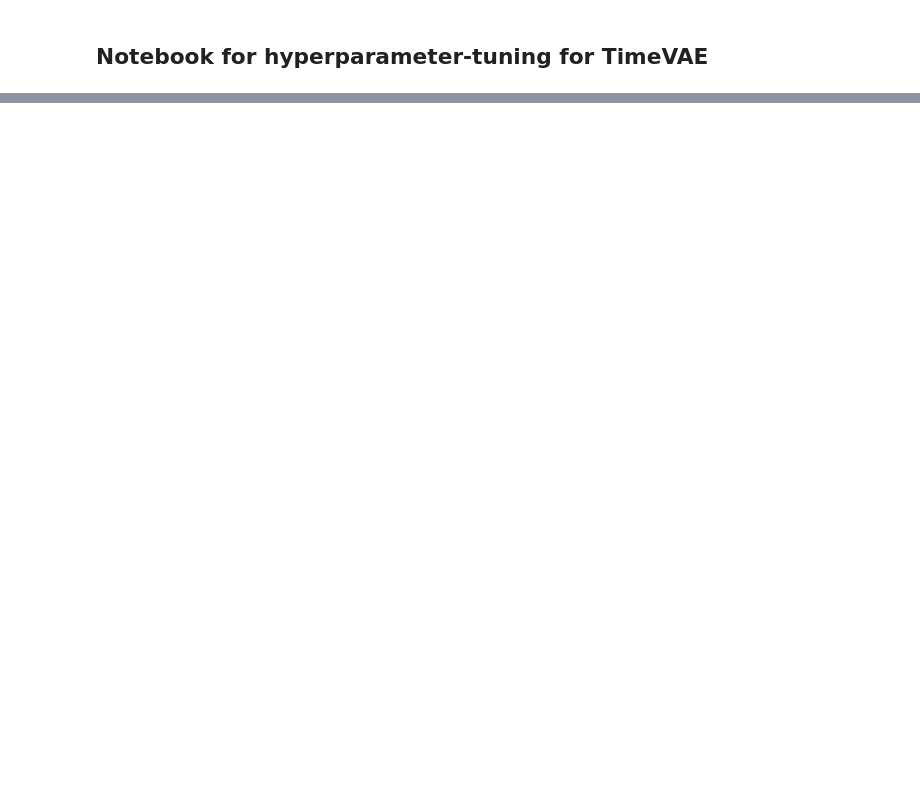
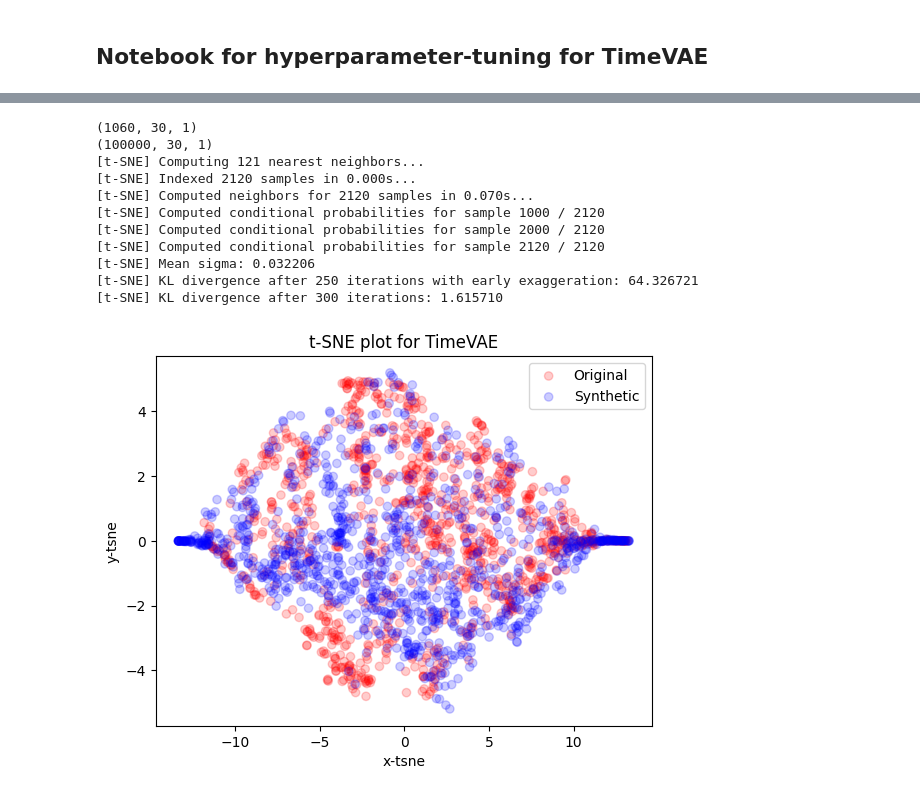
Before and after one commit to Sondringsen/master-thesis, a Jupyter notebook: notebooks/time_vae_hypertune.ipynb, the cells around one changed output, grey strips where cells are left out. Drawn from its saved outputs; the diff is of its cells as text; code cells hidden in the pictures; blank space fills up the shorter version.

```diff
--- a/notebooks/time_vae_hypertune.ipynb
+++ b/notebooks/time_vae_hypertune.ipynb
@@ -195,0 +177,27 @@ wandb.agent(sweep_id, train, count=10)
+# %%
+from visualisation import visualization
+
+train_data_vis = np.array(train_data[["Close"]].values)
+train_data_vis = np.array([train_data_vis[i:i+30] for i in range(len(train_data_vis)-30 + 1)])
+train_data_vis = train_data_vis / train_data_vis[:, 0:1]
+
+df_post_processed_vis = np.array(df_post_processed.values)
+df_post_processed_vis = df_post_processed_vis[..., np.newaxis]
+
+print(train_data_vis.shape)
+print(df_post_processed_vis.shape)
+
+visualization(ori_data=train_data_vis, generated_data=df_post_processed_vis, analysis='tsen', data_generating_model="TimeVAE", compare=train_data_vis.shape[0])
+# %% [output]
+(1060, 30, 1)
+(100000, 30, 1)
+[t-SNE] Computing 121 nearest neighbors...
+[t-SNE] Indexed 2120 samples in 0.000s...
+[t-SNE] Computed neighbors for 2120 samples in 0.070s...
+[t-SNE] Computed conditional probabilities for sample 1000 / 2120
+[t-SNE] Computed conditional probabilities for sample 2000 / 2120
+[t-SNE] Computed conditional probabilities for sample 2120 / 2120
+[t-SNE] Mean sigma: 0.032206
+[t-SNE] KL divergence after 250 iterations with early exaggeration: 64.326721
+[t-SNE] KL divergence after 300 iterations: 1.615710
+[figure, added]
```
Also changed, not shown: parts of 16 cells of this notebook, 40 other files.
